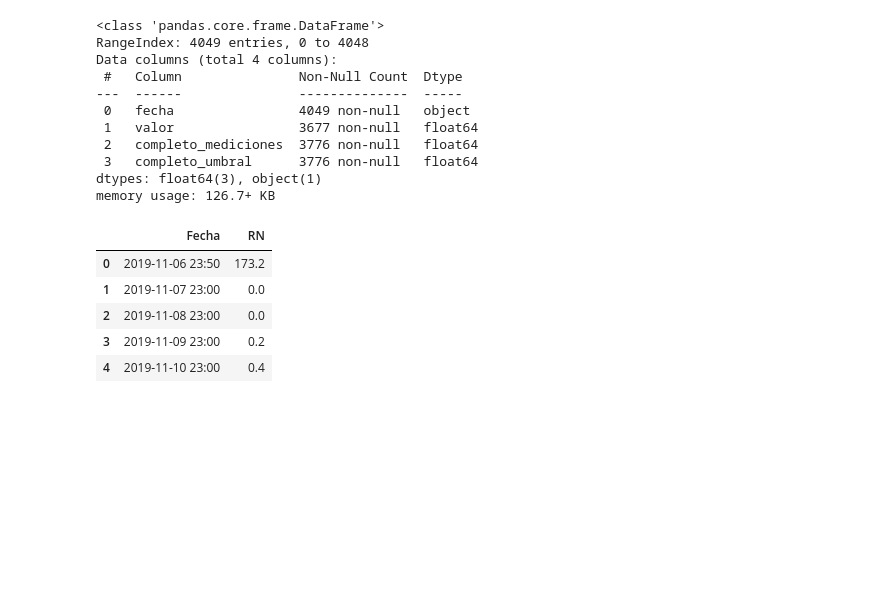
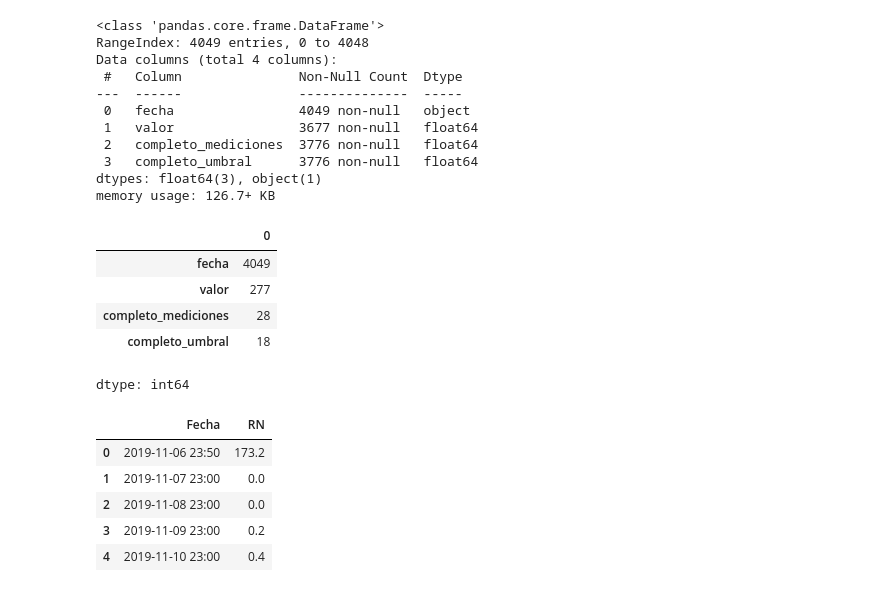
Before and after one commit to nunsongi/quito-risk-mapping-python, a Jupyter notebook: lluvia_estaciones.ipynb, the cells around one changed output. Cells and saved outputs as stored; diff of their text form; code cells hidden in the pictures; blank space fills up the shorter version.

```diff
--- a/lluvia_estaciones.ipynb
+++ b/lluvia_estaciones.ipynb
@@ -69,6 +69,17 @@ Data columns (total 4 columns):
  3   completo_umbral      3776 non-null   float64
 dtypes: float64(3), object(1)
 memory usage: 126.7+ KB
+# %%
+# Comprobar datos duplicados
+
+precipitaciones_diarias.nunique()
+# %% [output]
+|  | 0 |
+| fecha | 4049 |
+| valor | 277 |
+| completo_mediciones | 28 |
+| completo_umbral | 18 |
+dtype: int64
 # %%
 precipitaciones_diarias2 = pd.read_csv(r'/content/tableDownload (4).csv')
 
```
